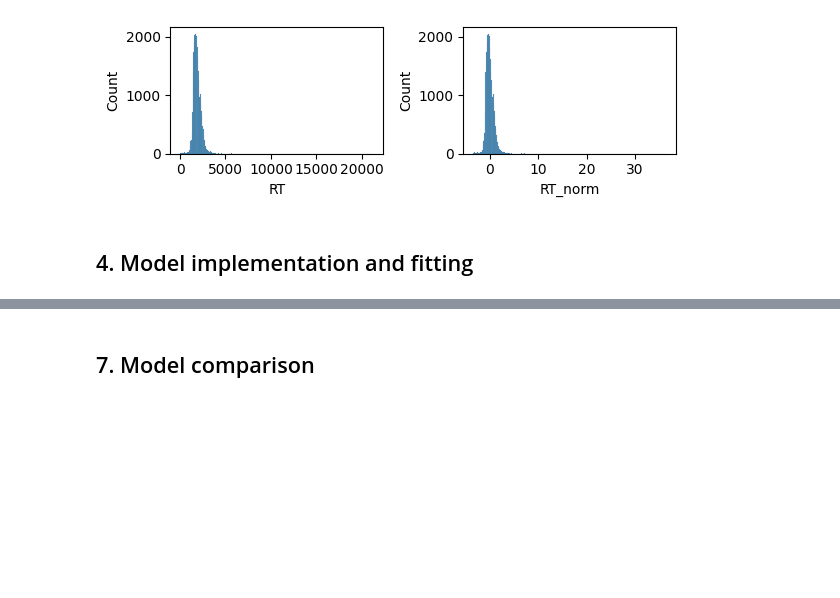
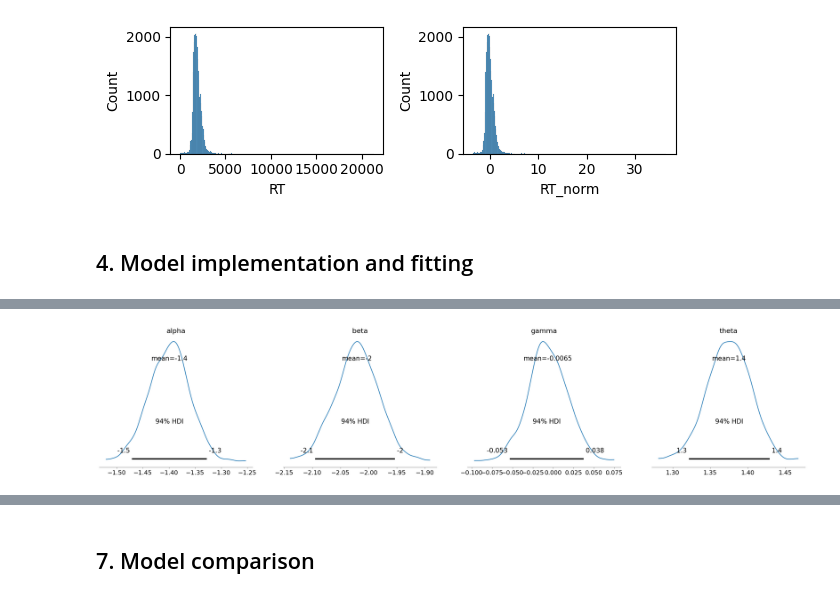
Before and after one commit to uvest/iiccsss_hackathon_topic_4, a Jupyter notebook: example/glmm.ipynb, the cells around one changed output, grey strips where cells are left out. Cells and saved outputs as stored; diff of their text form; code cells hidden in the pictures; blank space fills up the shorter version.

```diff
--- a/example/glmm.ipynb
+++ b/example/glmm.ipynb
@@ -306,0 +384,5 @@ sum_fit_interaction
+# %%
+az.plot_posterior(trace_baseline)
+plt.show()
+# %% [output]
+[figure, added]
```
Also changed, not shown: parts of 47 cells of this notebook.
